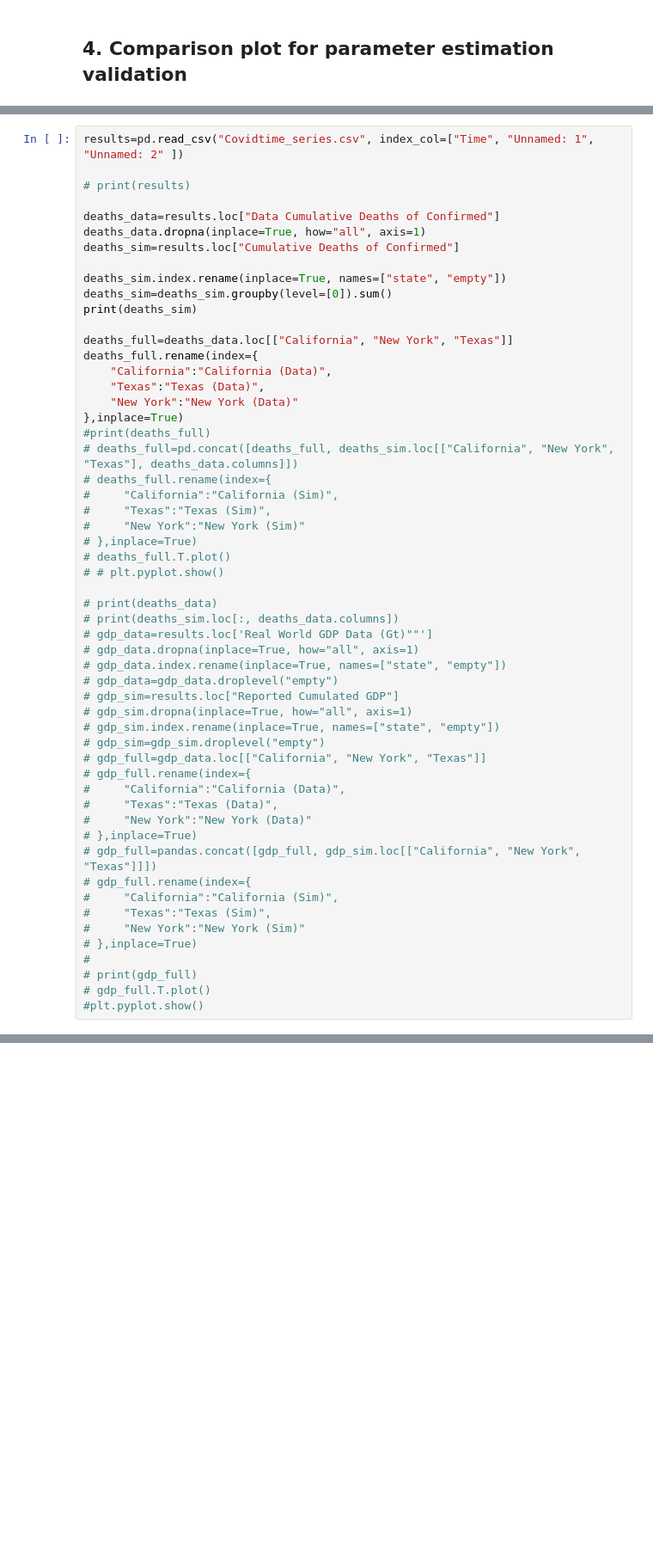
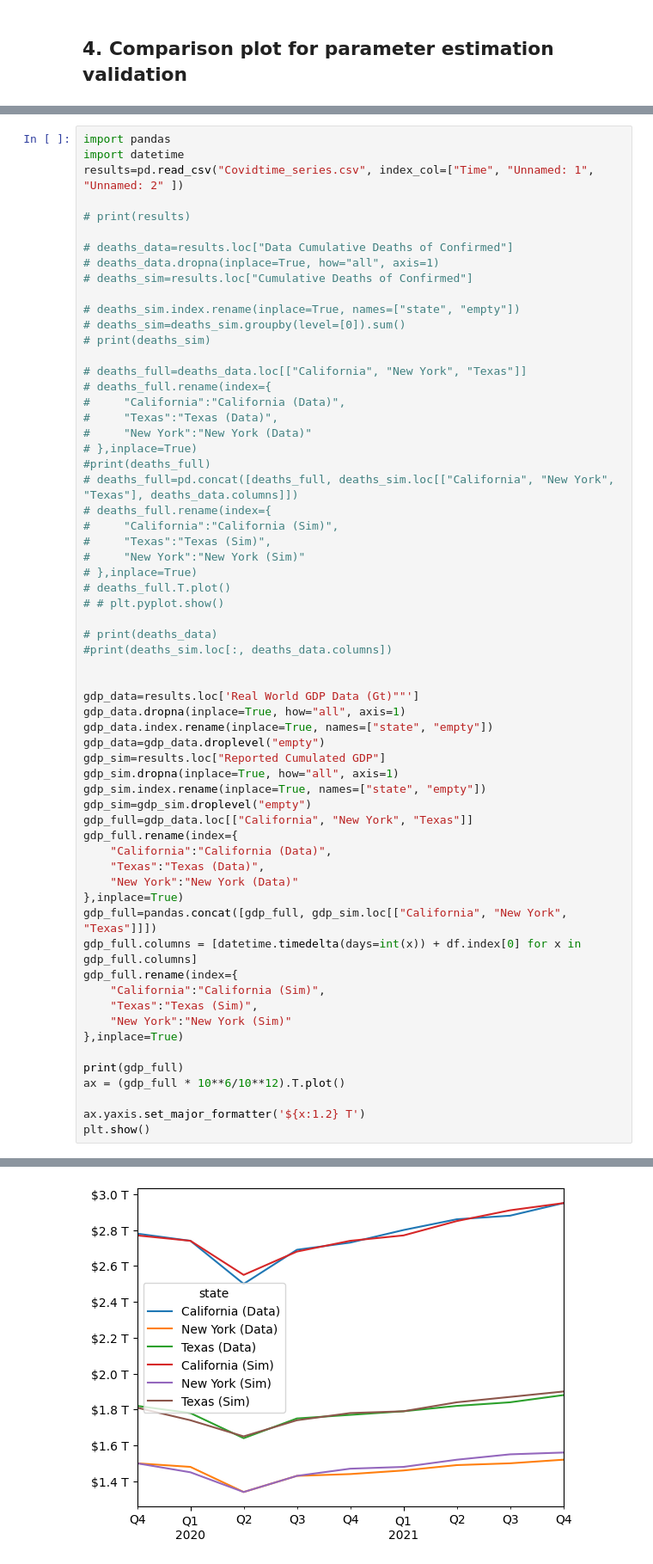
Before and after one commit to hyunjimoon/VaccineMisinf, a Jupyter notebook: V79/vac_cost_eff.ipynb, the cells around one changed output, grey strips where cells are left out. Shown: that part at 86% size. Drawn from its saved outputs; the diff is of its cells as text; blank space fills up the shorter version.

```diff
--- a/V79/vac_cost_eff.ipynb
+++ b/V79/vac_cost_eff.ipynb
@@ -311,22 +326,24 @@ If you need disaggregation by state, use the following code:
 # %%
+import pandas
+import datetime
 results=pd.read_csv("Covidtime_series.csv", index_col=["Time", "Unnamed: 1", "Unnamed: 2" ])
 
 # print(results)
 
-deaths_data=results.loc["Data Cumulative Deaths of Confirmed"]
-deaths_data.dropna(inplace=True, how="all", axis=1)
-deaths_sim=results.loc["Cumulative Deaths of Confirmed"]
+# deaths_data=results.loc["Data Cumulative Deaths of Confirmed"]
+# deaths_data.dropna(inplace=True, how="all", axis=1)
+# deaths_sim=results.loc["Cumulative Deaths of Confirmed"]
 
-deaths_sim.index.rename(inplace=True, names=["state", "empty"])
-deaths_sim=deaths_sim.groupby(level=[0]).sum()
-print(deaths_sim)
+# deaths_sim.index.rename(inplace=True, names=["state", "empty"])
+# deaths_sim=deaths_sim.groupby(level=[0]).sum()
+# print(deaths_sim)
 
-deaths_full=deaths_data.loc[["California", "New York", "Texas"]]
-deaths_full.rename(index={
-    "California":"California (Data)",
-    "Texas":"Texas (Data)",
-    "New York":"New York (Data)"
-},inplace=True)
+# deaths_full=deaths_data.loc[["California", "New York", "Texas"]]
+# deaths_full.rename(index={
+#     "California":"California (Data)",
+#     "Texas":"Texas (Data)",
+#     "New York":"New York (Data)"
+# },inplace=True)
 #print(deaths_full)
 # deaths_full=pd.concat([deaths_full, deaths_sim.loc[["California", "New York", "Texas"], deaths_data.columns]])
 # deaths_full.rename(index={
@@ -338,29 +355,34 @@ deaths_full.rename(index={
 # # plt.pyplot.show()
 
 # print(deaths_data)
-# print(deaths_sim.loc[:, deaths_data.columns])
-# gdp_data=results.loc['Real World GDP Data (Gt)""']
-# gdp_data.dropna(inplace=True, how="all", axis=1)
-# gdp_data.index.rename(inplace=True, names=["state", "empty"])
-# gdp_data=gdp_data.droplevel("empty")
-# gdp_sim=results.loc["Reported Cumulated GDP"]
-# gdp_sim.dropna(inplace=True, how="all", axis=1)
-# gdp_sim.index.rename(inplace=True, names=["state", "empty"])
-# gdp_sim=gdp_sim.droplevel("empty")
-# gdp_full=gdp_data.loc[["California", "New York", "Texas"]]
-# gdp_full.rename(index={
-#     "California":"California (Data)",
-#     "Texas":"Texas (Data)",
-#     "New York":"New York (Data)"
-# },inplace=True)
-# gdp_full=pandas.concat([gdp_full, gdp_sim.loc[["California", "New York", "Texas"]]])
-# gdp_full.rename(index={
-#     "California":"California (Sim)",
-#     "Texas":"Texas (Sim)",
-#     "New York":"New York (Sim)"
-# },inplace=True)
-#
-# print(gdp_full)
-# gdp_full.T.plot()
-#plt.pyplot.show()
+#print(deaths_sim.loc[:, deaths_data.columns])
+
+
+gdp_data=results.loc['Real World GDP Data (Gt)""']
+gdp_data.dropna(inplace=True, how="all", axis=1)
+gdp_data.index.rename(inplace=True, names=["state", "empty"])
+gdp_data=gdp_data.droplevel("empty")
+gdp_sim=results.loc["Reported Cumulated GDP"]
+gdp_sim.dropna(inplace=True, how="all", axis=1)
+gdp_sim.index.rename(inplace=True, names=["state", "empty"])
+gdp_sim=gdp_sim.droplevel("empty")
+gdp_full=gdp_data.loc[["California", "New York", "Texas"]]
+gdp_full.rename(index={
+    "California":"California (Data)",
+    "Texas":"Texas (Data)",
+    "New York":"New York (Data)"
+},inplace=True)
+gdp_full=pandas.concat([gdp_full, gdp_sim.loc[["California", "New York", "Texas"]]])
+gdp_full.columns = [datetime.timedelta(days=int(x)) + df.index[0] for x in gdp_full.columns]
+gdp_full.rename(index={
+    "California":"California (Sim)",
+    "Texas":"Texas (Sim)",
+    "New York":"New York (Sim)"
+},inplace=True)
+
+print(gdp_full)
+ax = (gdp_full * 10**6/10**12).T.plot()
+
+ax.yaxis.set_major_formatter('${x:1.2} T')
+plt.show()
 # %% [output]
@@ -383,0 +406 @@ Wyoming                 1528.5781    1529.2212
+[figure, added]
```
Also changed, not shown: parts of 10 cells of this notebook, 10 other files.
